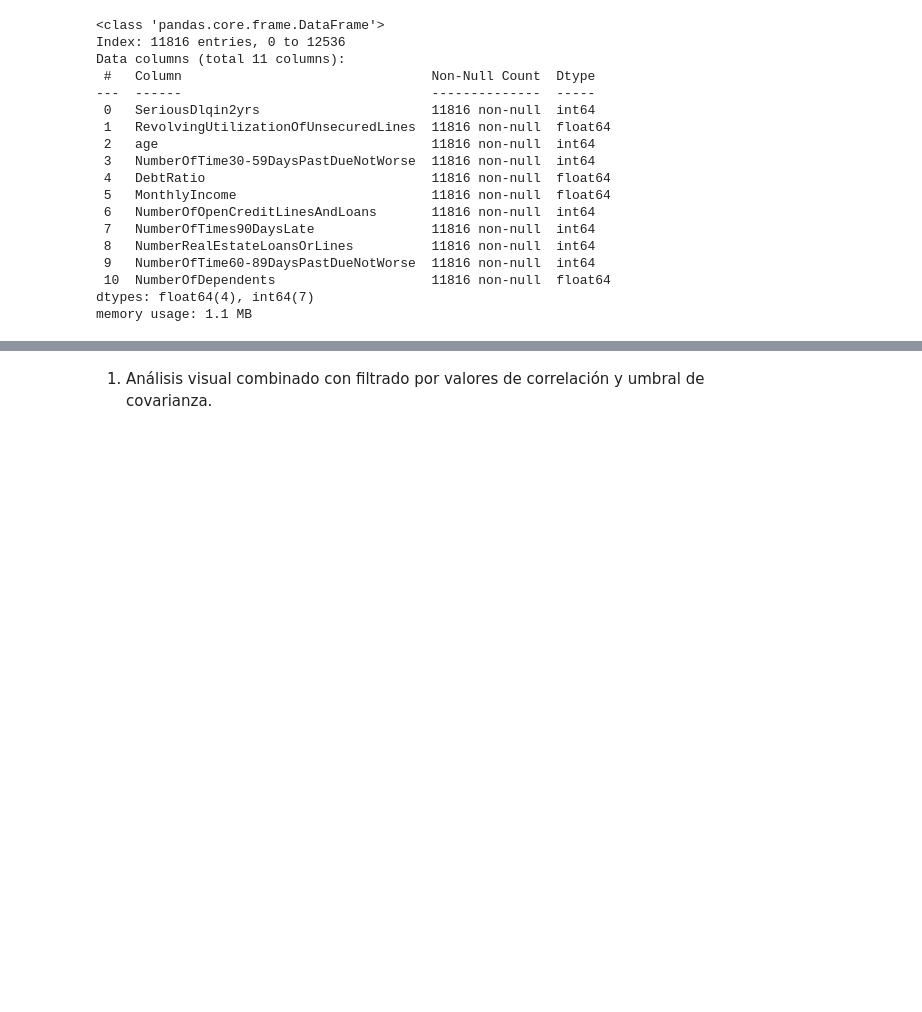
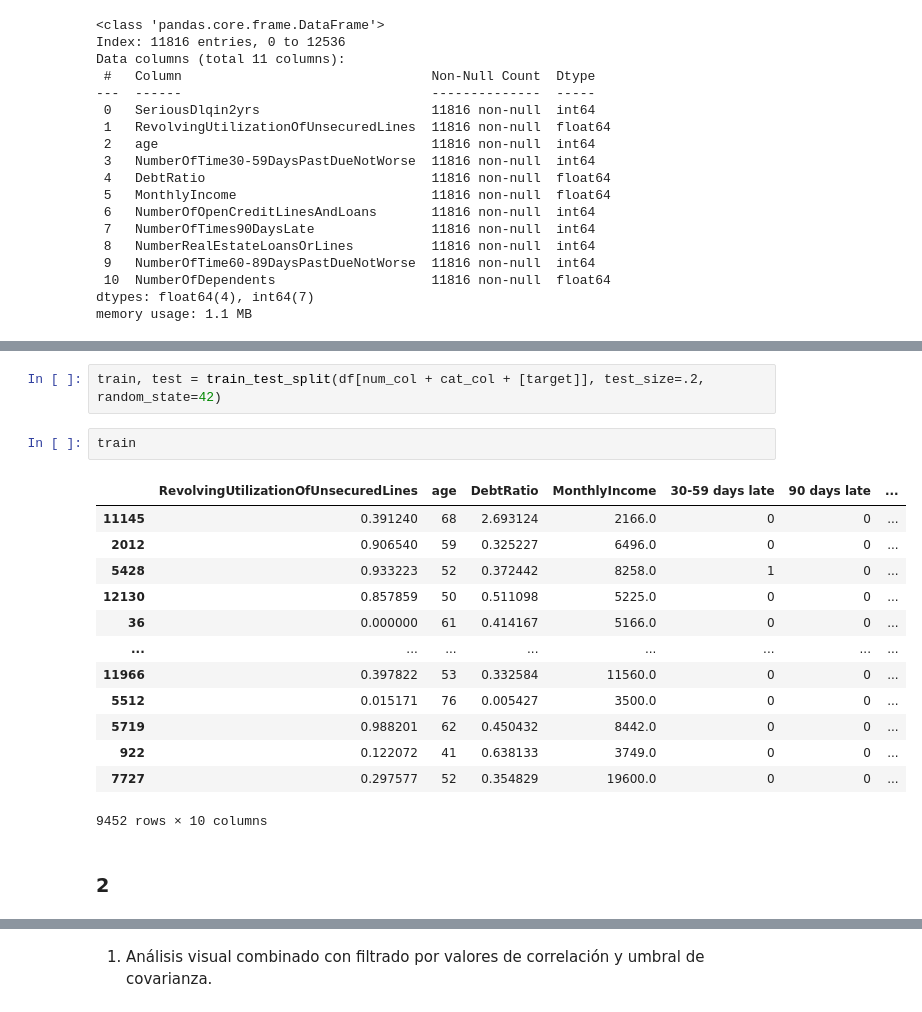
Before and after one commit to njisly/online_ds_thebridge_Nur, a Jupyter notebook: ejercicios/04_Machine_Learning/Sprint_16/Unidad_02/Practica_Obligatoria/18_Practica_Obligatoria_Seleccion_Features.ipynb, the cells around one changed output, grey strips where cells are left out. Cells and saved outputs as stored; diff of their text form; blank space fills up the shorter version.

```diff
--- a/ejercicios/04_Machine_Learning/Sprint_16/Unidad_02/Practica_Obligatoria/18_Practica_Obligatoria_Seleccion_Features.ipynb
+++ b/ejercicios/04_Machine_Learning/Sprint_16/Unidad_02/Practica_Obligatoria/18_Practica_Obligatoria_Seleccion_Features.ipynb
@@ -109 +161,21 @@ df["NumberOfDependents"] = pd.cut(df["NumberOfDependents"], bins=[-1, 0, 3, floa
+# %%
+train, test = train_test_split(df[num_col + cat_col + [target]], test_size=.2, random_state=42)
+# %%
+train
+# %% [output]
+|  | RevolvingUtilizationOfUnsecuredLines | age | DebtRatio | MonthlyIncome | 30-59 days late | 90 days late | ... |
+| 11145 | 0.391240 | 68 | 2.693124 | 2166.0 | 0 | 0 | ... |
+| 2012 | 0.906540 | 59 | 0.325227 | 6496.0 | 0 | 0 | ... |
+| 5428 | 0.933223 | 52 | 0.372442 | 8258.0 | 1 | 0 | ... |
+| 12130 | 0.857859 | 50 | 0.511098 | 5225.0 | 0 | 0 | ... |
+| 36 | 0.000000 | 61 | 0.414167 | 5166.0 | 0 | 0 | ... |
+| ... | ... | ... | ... | ... | ... | ... | ... |
+| 11966 | 0.397822 | 53 | 0.332584 | 11560.0 | 0 | 0 | ... |
+| 5512 | 0.015171 | 76 | 0.005427 | 3500.0 | 0 | 0 | ... |
+| 5719 | 0.988201 | 62 | 0.450432 | 8442.0 | 0 | 0 | ... |
+| 922 | 0.122072 | 41 | 0.638133 | 3749.0 | 0 | 0 | ... |
+| 7727 | 0.297577 | 52 | 0.354829 | 19600.0 | 0 | 0 | ... |
+9452 rows × 10 columns
+# %% [markdown]
+### 2
 # %% [markdown]
```
Also changed, not shown: parts of 47 cells of this notebook, 1 other file.
